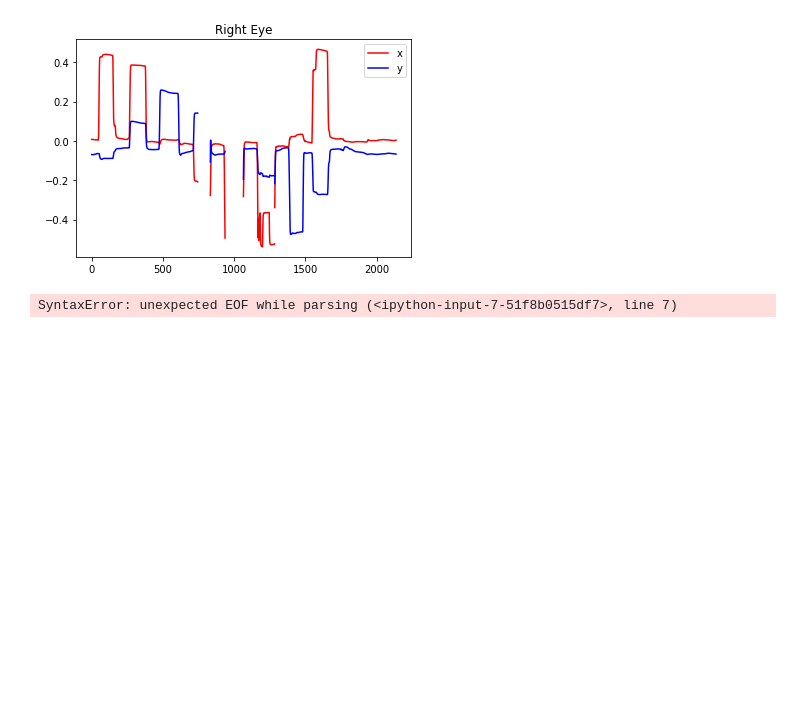
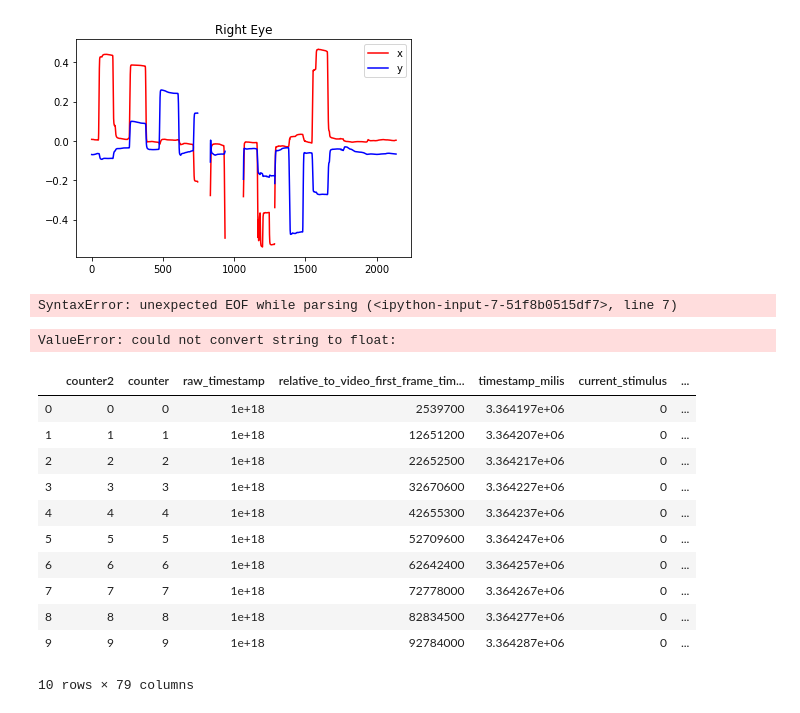
Before and after one commit to ischoning/eyeMovements, a Jupyter notebook: Live_Analysis.ipynb, the cells around one changed output. Drawn from its saved outputs; the diff is of its cells as text; code cells hidden in the pictures; blank space fills up the shorter version.

```diff
--- a/Live_Analysis.ipynb
+++ b/Live_Analysis.ipynb
@@ -124,3 +124,28 @@ plt.subplots(2, 2, sharex=True, sharey=True)
 # Creates figure number 10 with a single subplot
 # and clears it if it already exists.
 fig, ax=plt.subplots(num=10, clear=True)
+# %%
+df = pd.read_csv('07_interpolated_degree_<100ms.csv')
+for col in df:
+    f = lambda x: x.apply(str).str.replace(".", "").str.contains('e', na=False, case=False)
+    df1 = df.iloc[:, 0:].apply(f, axis=0)
+    df.loc[(df1[col] == 1), col] = 0
+    df[col] = df[col].astype(float)
+print(df.dtypes)
+# %% [output]
+ValueError: could not convert string to float:
+# %%
+df.head(10)
+# %% [output]
+|  | counter2 | counter | raw_timestamp | relative_to_video_first_frame_tim... | timestamp_milis | current_stimulus | ... |
+| 0 | 0 | 0 | 1e+18 | 2539700 | 3.364197e+06 | 0 | ... |
+| 1 | 1 | 1 | 1e+18 | 12651200 | 3.364207e+06 | 0 | ... |
+| 2 | 2 | 2 | 1e+18 | 22652500 | 3.364217e+06 | 0 | ... |
+| 3 | 3 | 3 | 1e+18 | 32670600 | 3.364227e+06 | 0 | ... |
+| 4 | 4 | 4 | 1e+18 | 42655300 | 3.364237e+06 | 0 | ... |
+| 5 | 5 | 5 | 1e+18 | 52709600 | 3.364247e+06 | 0 | ... |
+| 6 | 6 | 6 | 1e+18 | 62642400 | 3.364257e+06 | 0 | ... |
+| 7 | 7 | 7 | 1e+18 | 72778000 | 3.364267e+06 | 0 | ... |
+| 8 | 8 | 8 | 1e+18 | 82834500 | 3.364277e+06 | 0 | ... |
+| 9 | 9 | 9 | 1e+18 | 92784000 | 3.364287e+06 | 0 | ... |
+10 rows × 79 columns
```
